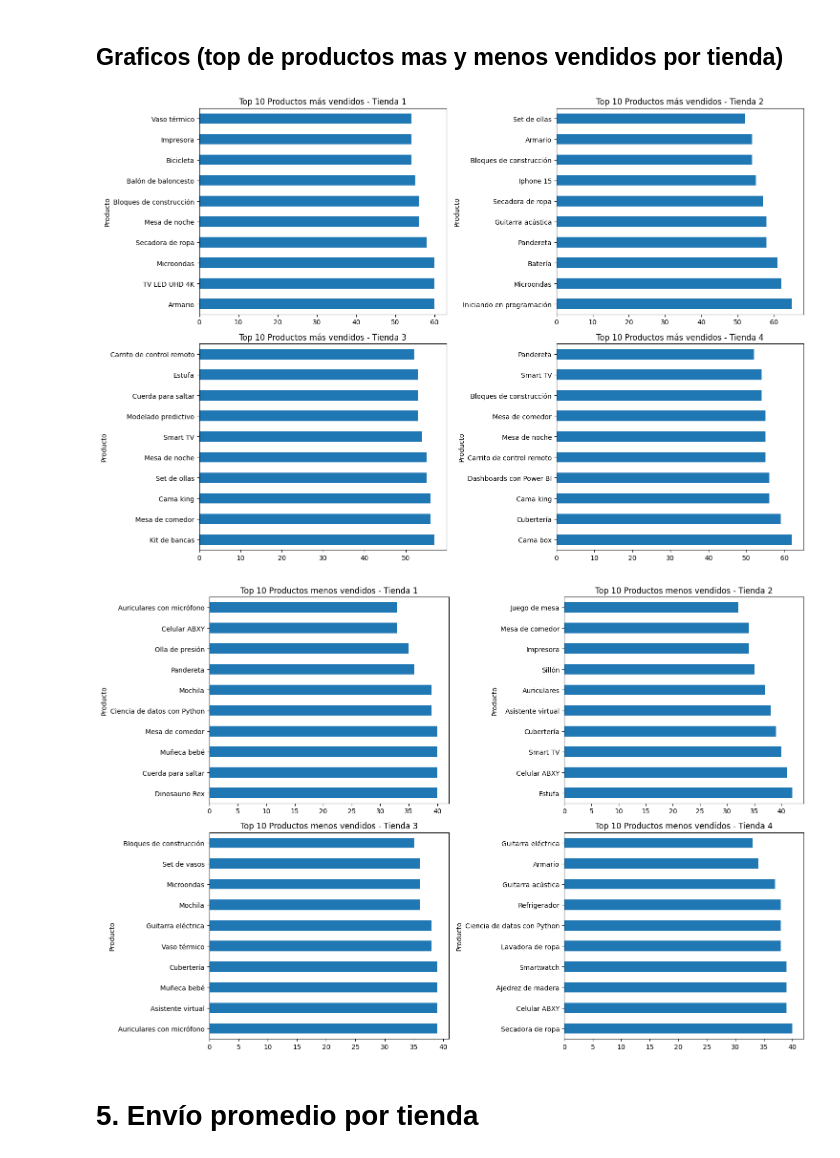
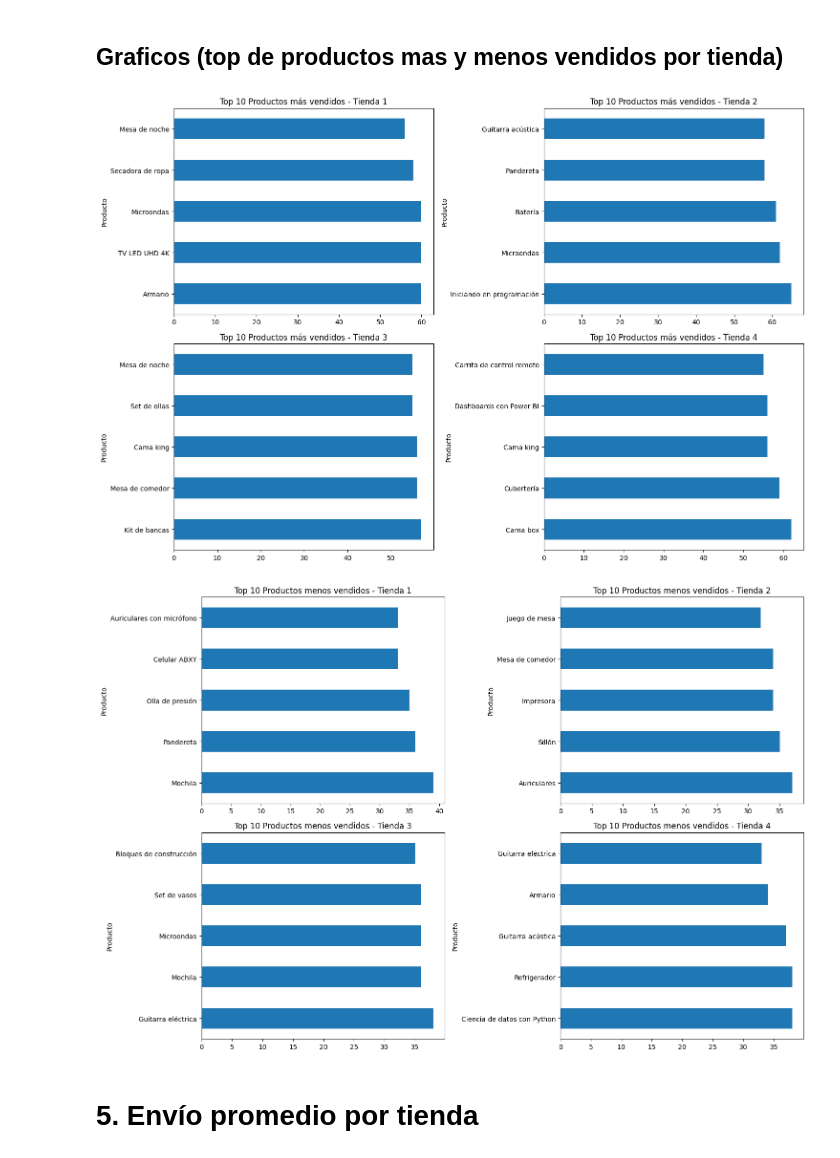
Before and after one commit to ECastro08/Alura-Store-Challenge, a Jupyter notebook: AluraStoreLatam.ipynb, the cells around one changed output. Cells and saved outputs as stored; diff of their text form; code cells hidden in the pictures.

```diff
--- a/AluraStoreLatam.ipynb
+++ b/AluraStoreLatam.ipynb
@@ -159,27 +136,27 @@ dtype: float64
 # %%
 fig, axes = plt.subplots(2, 2, figsize=(15, 10))
 
-tienda1_product_counts.head(10).plot(kind='barh', ax=axes[0, 0], title='Top 10 Productos más vendidos - Tienda 1')
-tienda2_product_counts.head(10).plot(kind='barh', ax=axes[0, 1], title='Top 10 Productos más vendidos - Tienda 2')
-tienda3_product_counts.head(10).plot(kind='barh', ax=axes[1, 0], title='Top 10 Productos más vendidos - Tienda 3')
-tienda4_product_counts.head(10).plot(kind='barh', ax=axes[1, 1], title='Top 10 Productos más vendidos - Tienda 4')
+tienda1_product_counts.head(5).plot(kind='barh', ax=axes[0, 0], title='Top 10 Productos más vendidos - Tienda 1')
+tienda2_product_counts.head(5).plot(kind='barh', ax=axes[0, 1], title='Top 10 Productos más vendidos - Tienda 2')
+tienda3_product_counts.head(5).plot(kind='barh', ax=axes[1, 0], title='Top 10 Productos más vendidos - Tienda 3')
+tienda4_product_counts.head(5).plot(kind='barh', ax=axes[1, 1], title='Top 10 Productos más vendidos - Tienda 4')
 
 plt.tight_layout()
 plt.show()
 # %% [output]
-[figure, old version]
+[figure, new version]
 # %%
 fig, axes = plt.subplots(2, 2, figsize=(15, 10))
 
-tienda1_product_counts.tail(10).plot(kind='barh', ax=axes[0, 0], title='Top 10 Productos menos vendidos - Tienda 1')
-tienda2_product_counts.tail(10).plot(kind='barh', ax=axes[0, 1], title='Top 10 Productos menos vendidos - Tienda 2')
-tienda3_product_counts.tail(10).plot(kind='barh', ax=axes[1, 0], title='Top 10 Productos menos vendidos - Tienda 3')
-tienda4_product_counts.tail(10).plot(kind='barh', ax=axes[1, 1], title='Top 10 Productos menos vendidos - Tienda 4')
+tienda1_product_counts.tail(5).plot(kind='barh', ax=axes[0, 0], title='Top 10 Productos menos vendidos - Tienda 1')
+tienda2_product_counts.tail(5).plot(kind='barh', ax=axes[0, 1], title='Top 10 Productos menos vendidos - Tienda 2')
+tienda3_product_counts.tail(5).plot(kind='barh', ax=axes[1, 0], title='Top 10 Productos menos vendidos - Tienda 3')
+tienda4_product_counts.tail(5).plot(kind='barh', ax=axes[1, 1], title='Top 10 Productos menos vendidos - Tienda 4')
 
 plt.tight_layout()
 plt.show()
 # %% [output]
-[figure, old version]
+[figure, new version]
 # %% [markdown]
 # 5. Envío promedio por tienda
 # %%
```
Also changed, not shown: parts of 1 cell of this notebook.
